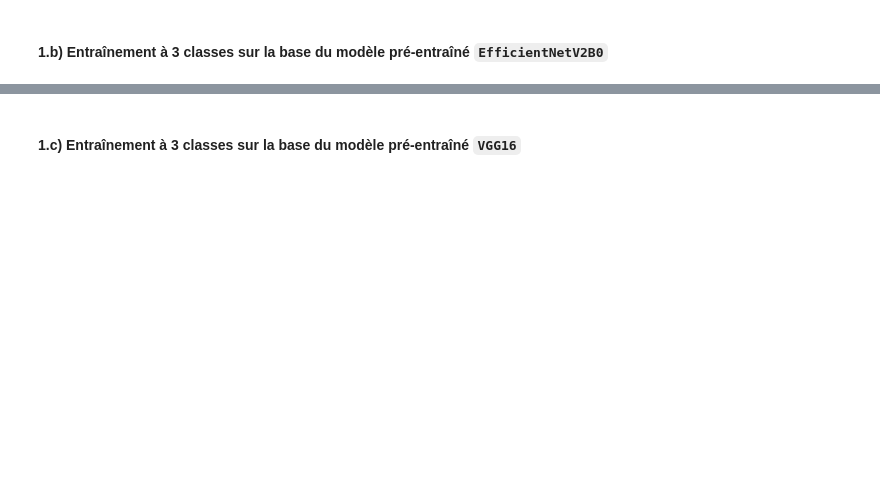
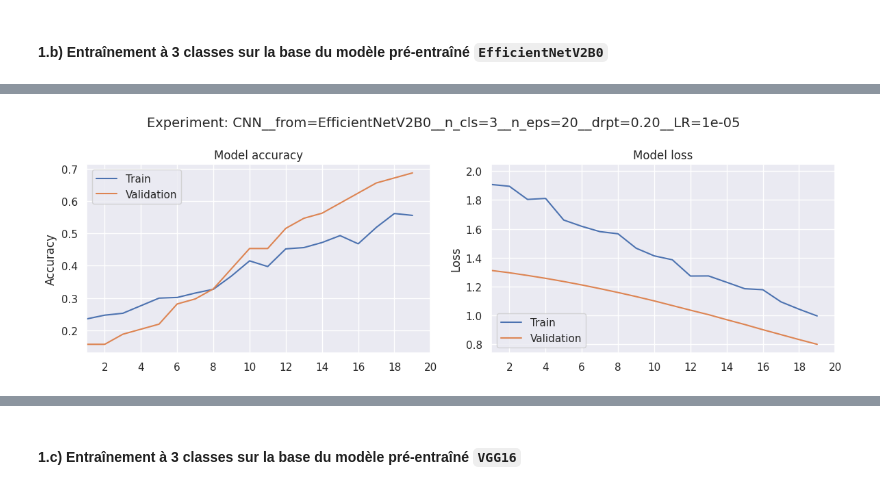
Before and after one commit to kirisakow/oc-dogs-cv-dl, a Jupyter notebook: ISAKOV_Kiril_3_notebook_model_transfer_learning_032026.ipynb, the cells around one changed output, grey strips where cells are left out. Cells and saved outputs as stored; diff of their text form; code cells hidden in the pictures; blank space fills up the shorter version.

Commit message:
notebook 3: good accuracy everywhere: EffNet: 0.79; EffNetV2: 0.70; VGG16: 0.90

```diff
--- a/ISAKOV_Kiril_3_notebook_model_transfer_learning_032026.ipynb
+++ b/ISAKOV_Kiril_3_notebook_model_transfer_learning_032026.ipynb
@@ -271,0 +290,17 @@ plot_confusion_matrix(model, test_seq, test_seq.yset, breed_labels_dict.values()
+# %%
+model = build_model_from_pretrained(
+    pretrained_model=PRTR_MDL,
+    n_classes=N_CLASSES,
+    target_img_size=DEFAULT_TRGT_IMG_SIZE,
+    dropout_rate=DROPOUT_RATE,
+    experiment_name=experiment_name
+)
+model.compile(
+    optimizer=keras.optimizers.Adam(LR),
+    loss='sparse_categorical_crossentropy',
+    metrics=['accuracy'],
+)
+display(
+    # model.summary(),
+    # keras.utils.plot_model(model, show_shapes=True, dpi=64),
+)
@@ -271,0 +311,24 @@ plot_confusion_matrix(model, test_seq, test_seq.yset, breed_labels_dict.values()
+# %%
+path_to_model = f'models/from_pretrained/{experiment_name}_model.keras'
+path_to_history = f'models/from_pretrained/{experiment_name}_history.joblib'
+if os.path.exists(path_to_model) and os.path.exists(path_to_history):
+    logr.info(f"Désérialiser l'objet sauvegardé {path_to_model!r}")
+    model = keras.saving.load_model(path_to_model)
+    logr.info(f"Désérialiser l'objet sauvegardé {path_to_history!r}")
+    history = joblib.load(path_to_history)
+else:
+    logr.info(f"Entraînement du modèle {experiment_name!r}...")
+    callbacks = [keras.callbacks.TensorBoard(log_dir=f"log/{experiment_name}")]
+    history = model.fit(train_seq, validation_data=val_seq, epochs=N_EPOCHS, callbacks=callbacks, verbose=0)
+    logr.info(f"Entraînement du modèle {experiment_name!r} terminé")
+    logr.info(f"Sauvegarder l'objet {path_to_model!r}")
+    keras.saving.save_model(model, path_to_model, overwrite=True)
+    logr.info(f"Sauvegarder l'objet {path_to_history!r}")
+    joblib.dump(history, path_to_history)
+# Tracer la précision et la loss du training & de la validation
+plot_accuracy_and_loss_values(history, suptitle=f'Experiment: {experiment_name}', legend_location={'accuracy': 'upper left', 'loss': 'lower left'})
+logr.info(f"Précision finale de l'entraînement: {history.history['accuracy'][-1]:.4f}")
+logr.info(f"Précision finale de la validation: {history.history['val_accuracy'][-1]:.4f}")
+logr.info(f"Loss finale de l'entraînement: {history.history['loss'][-1]:.4f}")
+logr.info(f"Loss finale de la validation: {history.history['val_loss'][-1]:.4f}")
+# %% [output]
@@ -271,0 +342 @@ plot_confusion_matrix(model, test_seq, test_seq.yset, breed_labels_dict.values()
+[figure, added]
```
Also changed, not shown: parts of 19 cells of this notebook.
